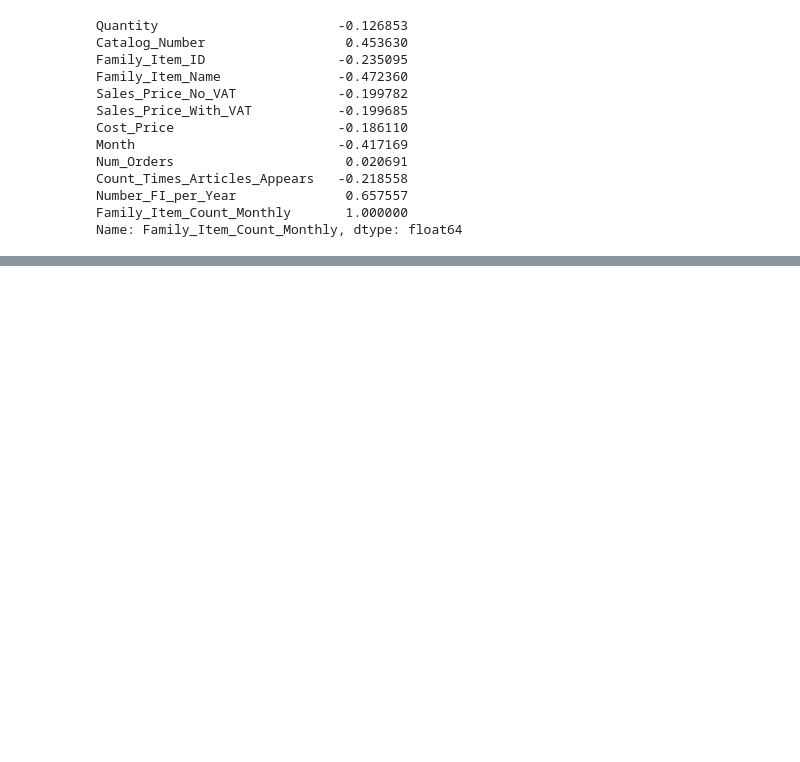
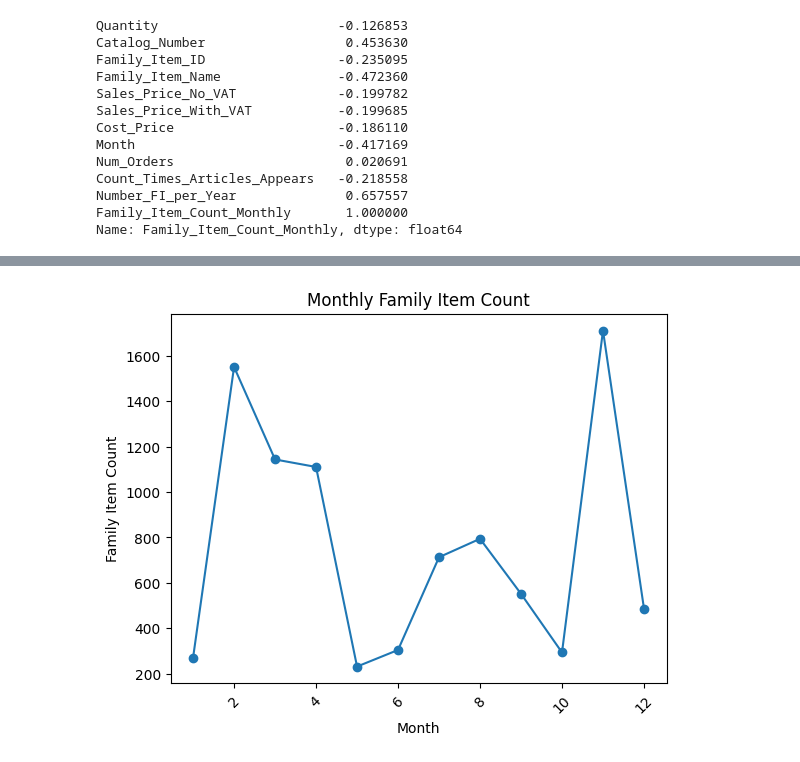
Before and after one commit to Nlasry1996/Nautica-Home, a Jupyter notebook: Untitled0.ipynb, the cells around one changed output, grey strips where cells are left out. Saved outputs shown, nothing was run; the diff lists cells and outputs as text; code cells hidden in the pictures; blank space fills up the shorter version.

```diff
--- a/Untitled0.ipynb
+++ b/Untitled0.ipynb
@@ -143,0 +154,3 @@ Name: Family_Item_Count_Monthly, dtype: float64
+# %%
+df_Month_FI= df.groupby('Month')['Family_Item_Count_Monthly'].count().reset_index()
+df_Month_FI
@@ -143,0 +171,13 @@ Name: Family_Item_Count_Monthly, dtype: float64
+# %%
+import matplotlib.pyplot as plt
+plt.plot(df_Month_FI['Month'], df_Month_FI['Family_Item_Count_Monthly'], marker='o')
+# Set labels and title
+plt.xlabel('Month')
+plt.ylabel('Family Item Count')
+plt.title('Monthly Family Item Count')
+# Rotate x-axis labels if needed
+plt.xticks(rotation=45)
+# Show the plot
+plt.show()
+# %% [output]
+[figure, added]
```
Also changed, not shown: parts of 8 cells of this notebook.
